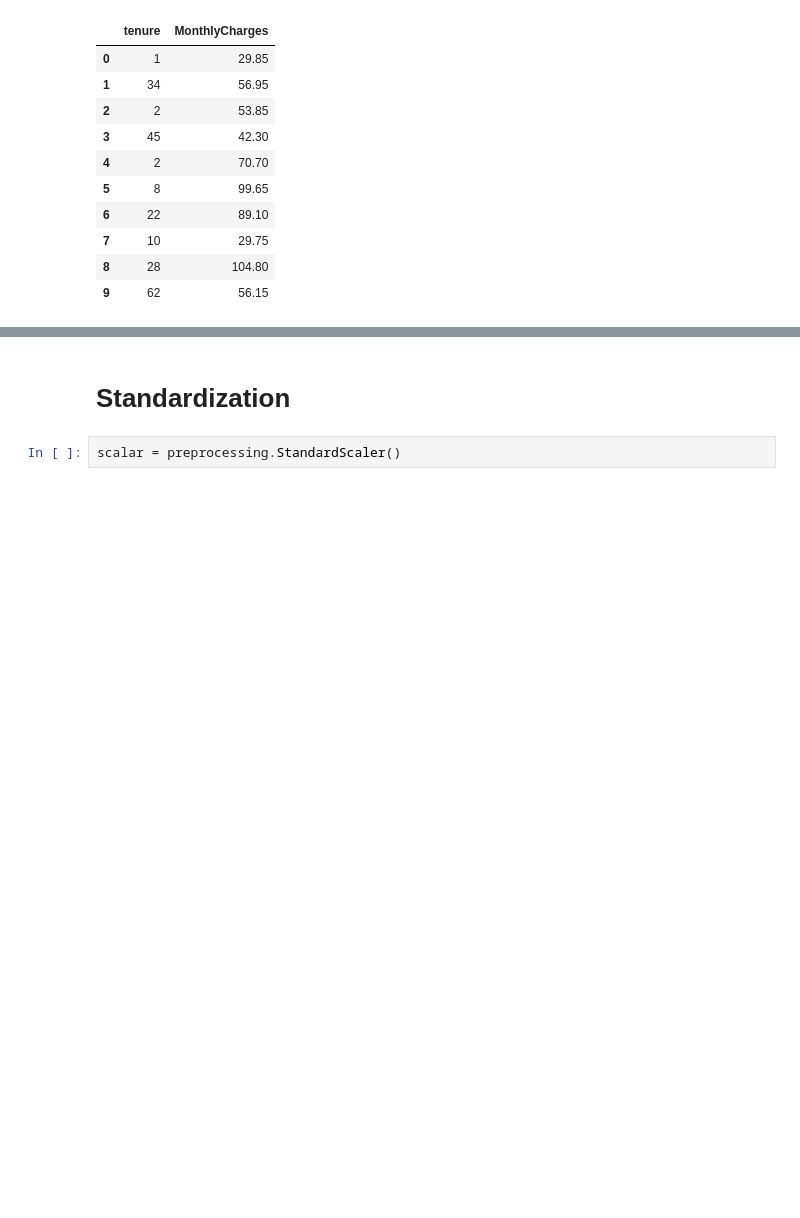
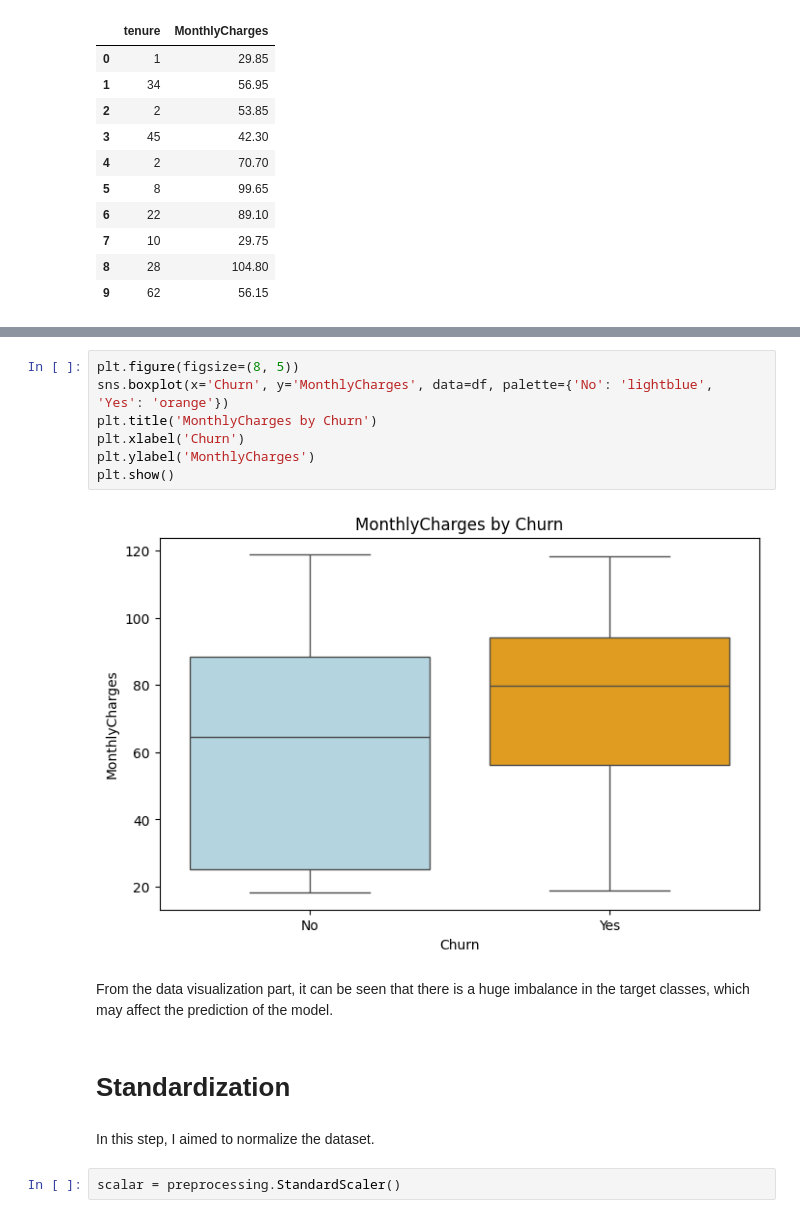
Before and after one commit to TheSyx04/project-1, a Jupyter notebook: data/process_dataset_2.ipynb, the cells around one changed output, grey strips where cells are left out. Cells and saved outputs as stored; diff of their text form; blank space fills up the shorter version.

Commit message:
update dataset 2

```diff
--- a/data/process_dataset_2.ipynb
+++ b/data/process_dataset_2.ipynb
@@ -102,5 +126,18 @@ X.head(10)
+# %%
+plt.figure(figsize=(8, 5))
+sns.boxplot(x='Churn', y='MonthlyCharges', data=df, palette={'No': 'lightblue', 'Yes': 'orange'})
+plt.title('MonthlyCharges by Churn')
+plt.xlabel('Churn')
+plt.ylabel('MonthlyCharges')
+plt.show()
+# %% [output]
+[figure, added]
+# %% [markdown]
+From the data visualization part, it can be seen that there is a huge imbalance in the target classes, which may affect the prediction of the model.
 # %% [markdown]
 # Standardization
+# %% [markdown]
+In this step, I aimed to normalize the dataset.
 # %%
 scalar = preprocessing.StandardScaler()
 # %%
```
Also changed, not shown: parts of 8 cells of this notebook, 1 other file.
